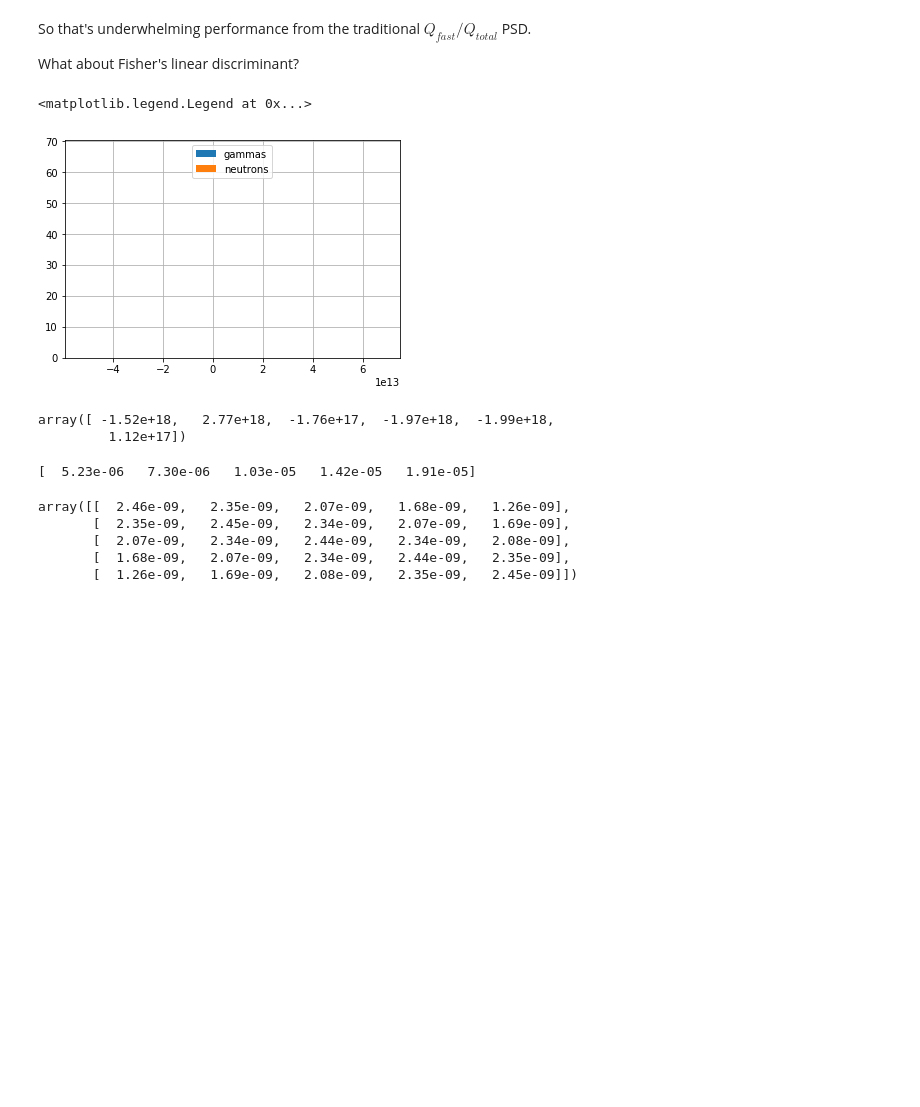
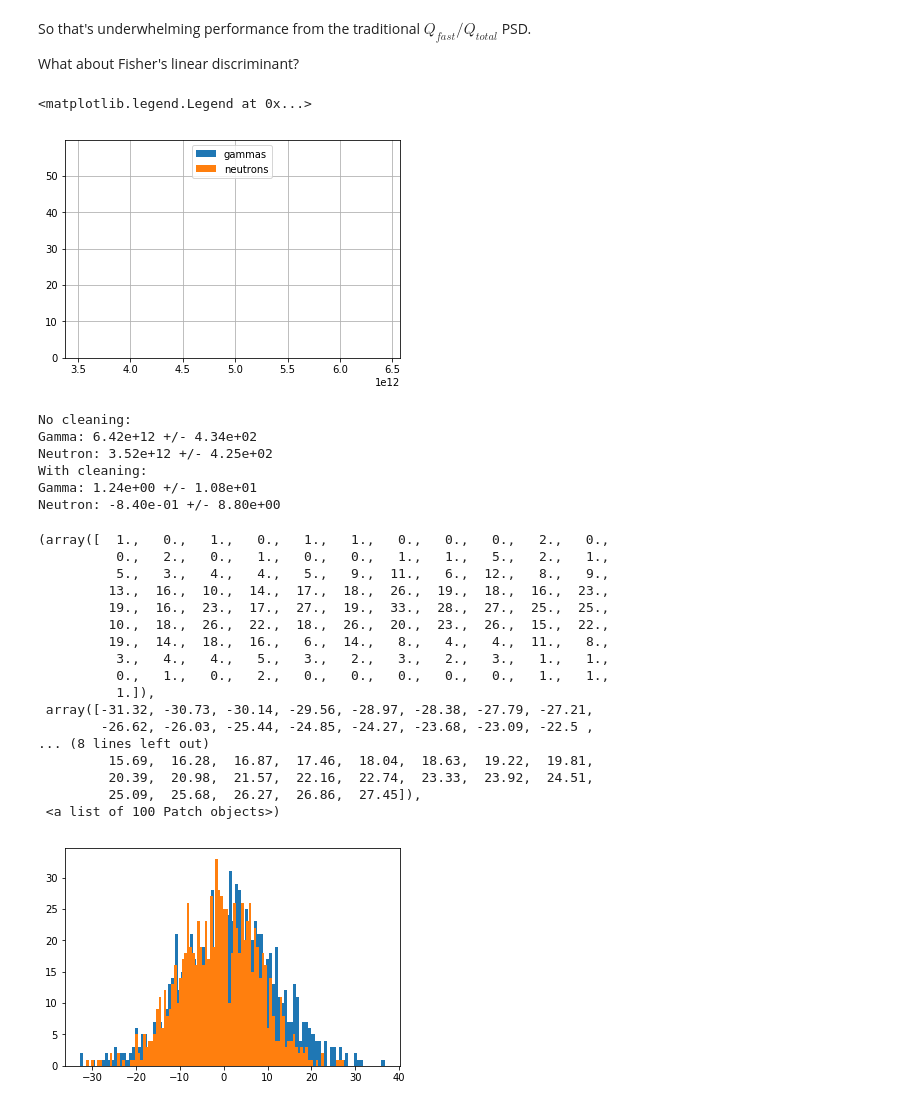
Before and after one commit to lbignell/Notebooks, a Jupyter notebook: Linear Discriminant Analysis.ipynb, the cells around one changed output. Saved outputs shown, nothing was run; the diff lists cells and outputs as text; code cells hidden in the pictures; blank space fills up the shorter version.

```diff
--- a/Linear Discriminant Analysis.ipynb
+++ b/Linear Discriminant Analysis.ipynb
@@ -283,7 +284,7 @@ neutronselectionmask = (Qt_neut<MaxCharge)&(Qt_neut>MinCharge)
 
 X_PSD = np.concatenate((Gammas[:,gammaselectionmask], Neutrons[:,neutronselectionmask]), axis=1)
 y_PSD = np.concatenate(([0]*np.shape(Gammas[:,gammaselectionmask])[1],
-                        [1]*np.shape(Neutrons[:,neutronselectionmask])[1])
+                        [1]*np.shape(Neutrons[:,neutronselectionmask])[1]))
 mu_g = np.mean(X_PSD[:,y_PSD==0], axis=1)
 cov_g = np.cov(X_PSD[:,y_PSD==0])#, rowvar=False)
 mu_n = np.mean(X_PSD[:,y_PSD==1], axis=1)
@@ -296,19 +297,50 @@ plt.grid()
 plt.legend(loc='upper center')
 # %% [output]
 <matplotlib.legend.Legend at 0x...>
-[figure, old version]
+[figure, new version]
-# %%
-w[1997:2003]
-# %% [output]
-array([ -1.52e+18,   2.77e+18,  -1.76e+17,  -1.97e+18,  -1.99e+18,
-         1.12e+17])
-# %%
-print(mu_g[1997:2002])
-cov_g[1997:2002,1997:2002]
-# %% [output]
-[  5.23e-06   7.30e-06   1.03e-05   1.42e-05   1.91e-05]
-array([[  2.46e-09,   2.35e-09,   2.07e-09,   1.68e-09,   1.26e-09],
-       [  2.35e-09,   2.45e-09,   2.34e-09,   2.07e-09,   1.69e-09],
-       [  2.07e-09,   2.34e-09,   2.44e-09,   2.34e-09,   2.08e-09],
-       [  1.68e-09,   2.07e-09,   2.34e-09,   2.44e-09,   2.35e-09],
-       [  1.26e-09,   1.69e-09,   2.08e-09,   2.35e-09,   2.45e-09]])
+# %%
+othercov_g = cov_g
+othercov_n = cov_n
+othercov_g[othercov_g<1e-10]=0
+othercov_n[othercov_n<1e-10]=0
+otherw = np.dot(np.linalg.inv(othercov_g + othercov_n), mu_g - mu_n)
+otherpreds = np.dot(otherw, X_PSD)
+ret = np.dot(w, X_PSD)
+# %%
+print("No cleaning:")
+print("Gamma: {0:.2e} +/- {1:.2e}\nNeutron: {2:.2e} +/- {3:.2e}".format(np.mean(ret[y_PSD==0]), np.std(ret[y_PSD==0]),
+                                                                        np.mean(ret[y_PSD==1]), np.std(ret[y_PSD==1])))
+print("With cleaning:")
+print("Gamma: {0:.2e} +/- {1:.2e}\nNeutron: {2:.2e} +/- {3:.2e}".format(np.mean(otherpreds[y_PSD==0]),
+                                                                        np.std(otherpreds[y_PSD==0]),
+                                                                        np.mean(otherpreds[y_PSD==1]),
+                                                                        np.std(otherpreds[y_PSD==1])))
+# %% [output]
+No cleaning:
+Gamma: 6.42e+12 +/- 4.34e+02
+Neutron: 3.52e+12 +/- 4.25e+02
+With cleaning:
+Gamma: 1.24e+00 +/- 1.08e+01
+Neutron: -8.40e-01 +/- 8.80e+00
+# %%
+plt.hist(otherpreds[y_PSD==0], bins=100)
+plt.hist(otherpreds[y_PSD==1], bins=100)
+# %% [output]
+(array([  1.,   0.,   1.,   0.,   1.,   1.,   0.,   0.,   0.,   2.,   0.,
+          0.,   2.,   0.,   1.,   0.,   0.,   1.,   1.,   5.,   2.,   1.,
+          5.,   3.,   4.,   4.,   5.,   9.,  11.,   6.,  12.,   8.,   9.,
+         13.,  16.,  10.,  14.,  17.,  18.,  26.,  19.,  18.,  16.,  23.,
+         19.,  16.,  23.,  17.,  27.,  19.,  33.,  28.,  27.,  25.,  25.,
+         10.,  18.,  26.,  22.,  18.,  26.,  20.,  23.,  26.,  15.,  22.,
+         19.,  14.,  18.,  16.,   6.,  14.,   8.,   4.,   4.,  11.,   8.,
+          3.,   4.,   4.,   5.,   3.,   2.,   3.,   2.,   3.,   1.,   1.,
+          0.,   1.,   0.,   2.,   0.,   0.,   0.,   0.,   0.,   1.,   1.,
+          1.]),
+ array([-31.32, -30.73, -30.14, -29.56, -28.97, -28.38, -27.79, -27.21,
+        -26.62, -26.03, -25.44, -24.85, -24.27, -23.68, -23.09, -22.5 ,
+... (8 lines left out)
+         15.69,  16.28,  16.87,  17.46,  18.04,  18.63,  19.22,  19.81,
+         20.39,  20.98,  21.57,  22.16,  22.74,  23.33,  23.92,  24.51,
+         25.09,  25.68,  26.27,  26.86,  27.45]),
+ <a list of 100 Patch objects>)
+[figure, added]
```
Also changed, not shown: parts of 20 cells of this notebook.
